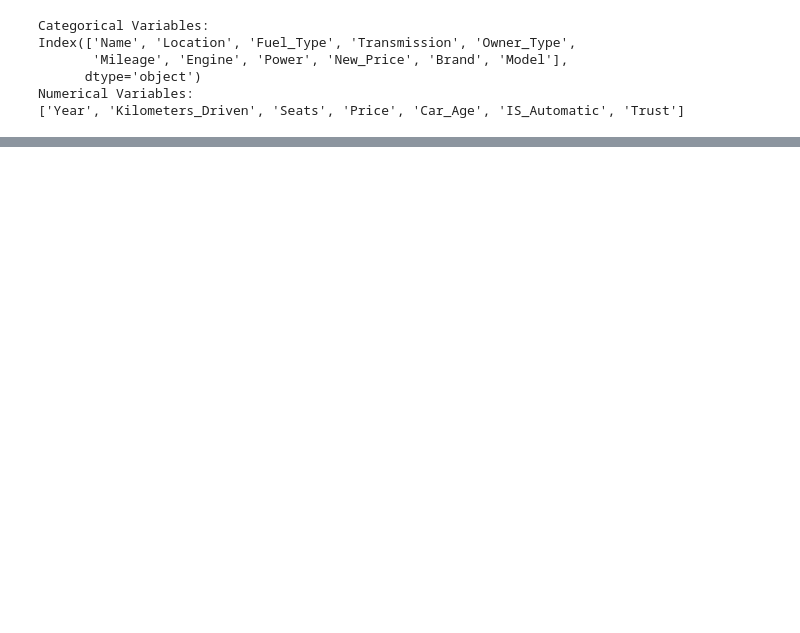
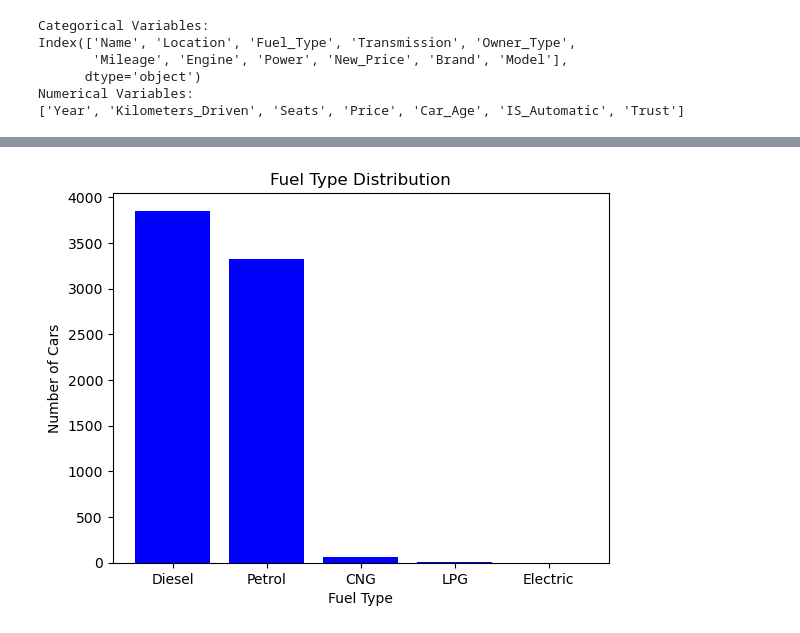
Before and after one commit to samruddhi02004/Machine-Learning-laboratory, a Jupyter notebook: Assingment 1/cars data.ipynb, the cells around one changed output, grey strips where cells are left out. Saved outputs shown, nothing was run; the diff lists cells and outputs as text; code cells hidden in the pictures; blank space fills up the shorter version.

```diff
--- a/Assingment 1/cars data.ipynb
+++ b/Assingment 1/cars data.ipynb
@@ -345,0 +369,10 @@ Numerical Variables:
+# %%
+fuel_counts = cars_data['Fuel_Type'].value_counts()
+
+plt.bar(fuel_counts.index, fuel_counts.values, color='blue')
+plt.xlabel('Fuel Type')
+plt.ylabel('Number of Cars')
+plt.title('Fuel Type Distribution')
+plt.show()
+# %% [output]
+[figure, added]
```
Also changed, not shown: parts of 11 cells of this notebook.
